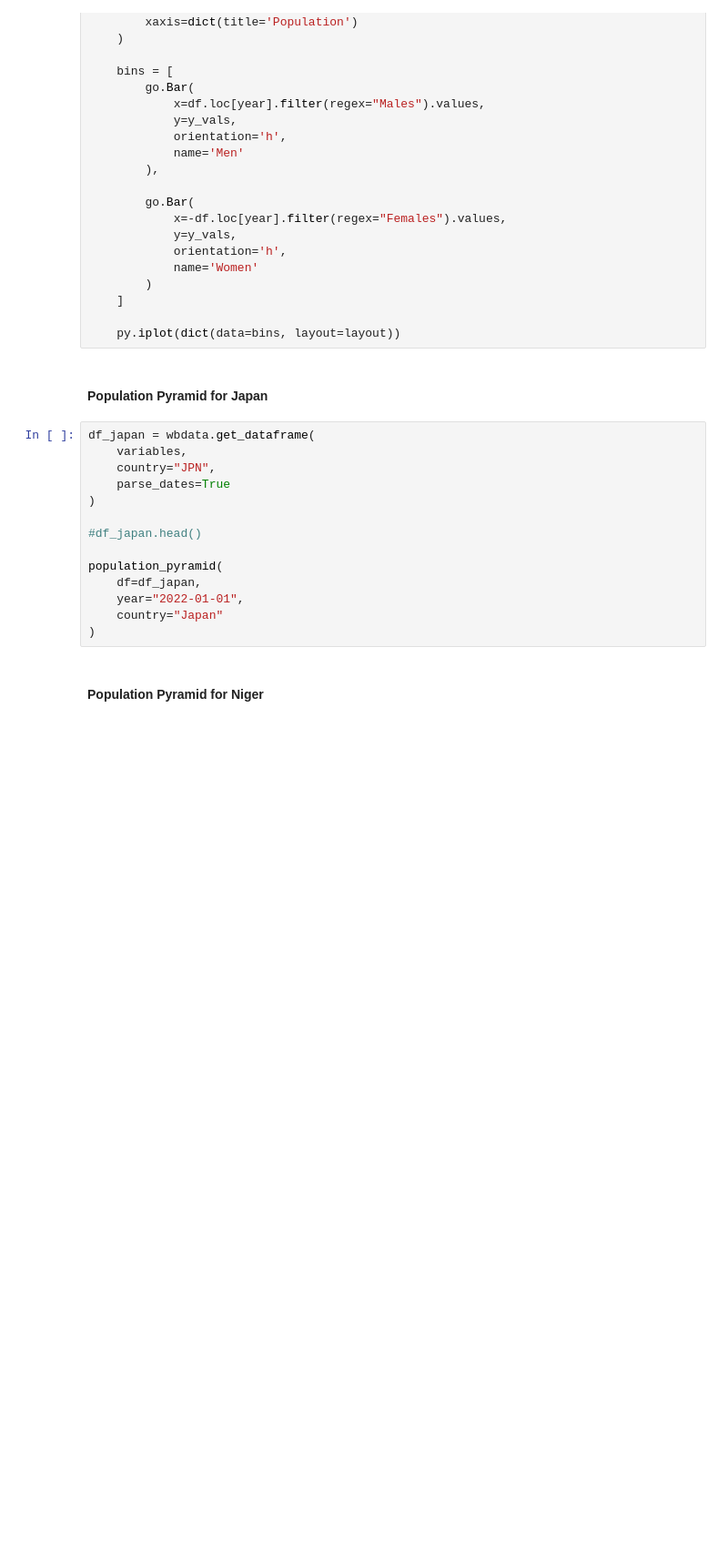
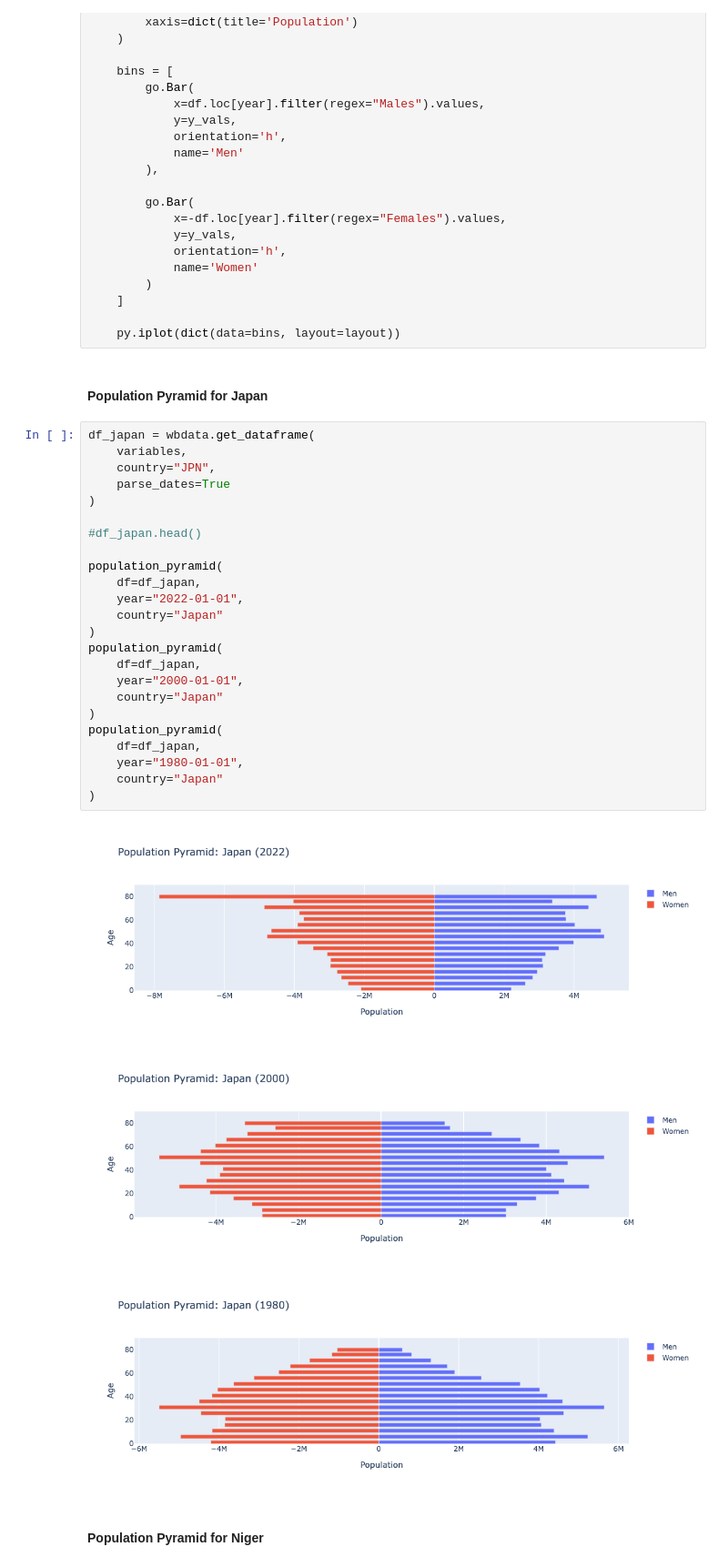
Before and after one commit to nataliee8/EEP-153-Project-1, a Jupyter notebook: proj1_notebook.ipynb, the cells around one changed output. Shown at 91% size. Cells and saved outputs as stored; diff of their text form; blank space fills up the shorter version.

```diff
--- a/proj1_notebook.ipynb
+++ b/proj1_notebook.ipynb
@@ -535,17 +551,31 @@ def population_pyramid(df, year, country):
 # %%
 df_japan = wbdata.get_dataframe(
     variables,
     country="JPN",
     parse_dates=True
 )
 
 #df_japan.head()
 
 population_pyramid(
     df=df_japan,
     year="2022-01-01",
     country="Japan"
 )
+population_pyramid(
+    df=df_japan,
+    year="2000-01-01",
+    country="Japan"
+)
+population_pyramid(
+    df=df_japan,
+    year="1980-01-01",
+    country="Japan"
+)
+# %% [output]
+[figure, added]
+[figure, added]
+[figure, added]
 # %% [markdown]
 #### Population Pyramid for Niger
 # %%
```
Also changed, not shown: parts of 18 cells of this notebook.
